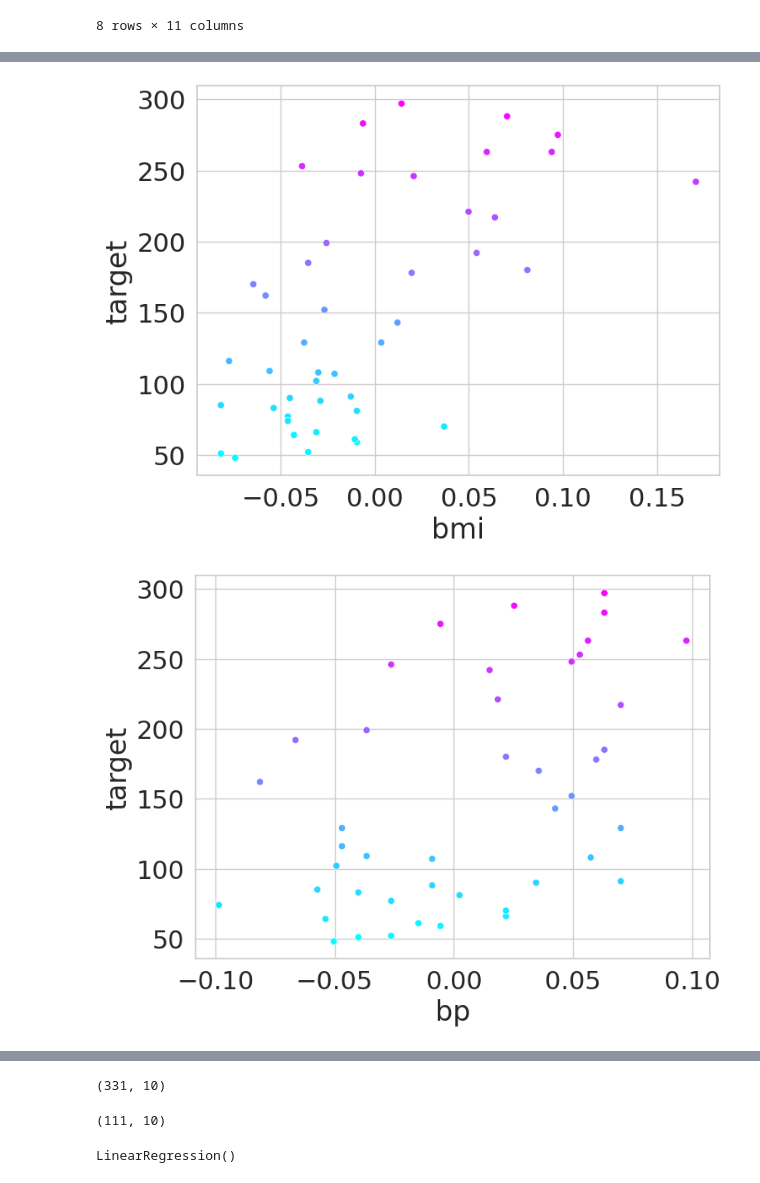
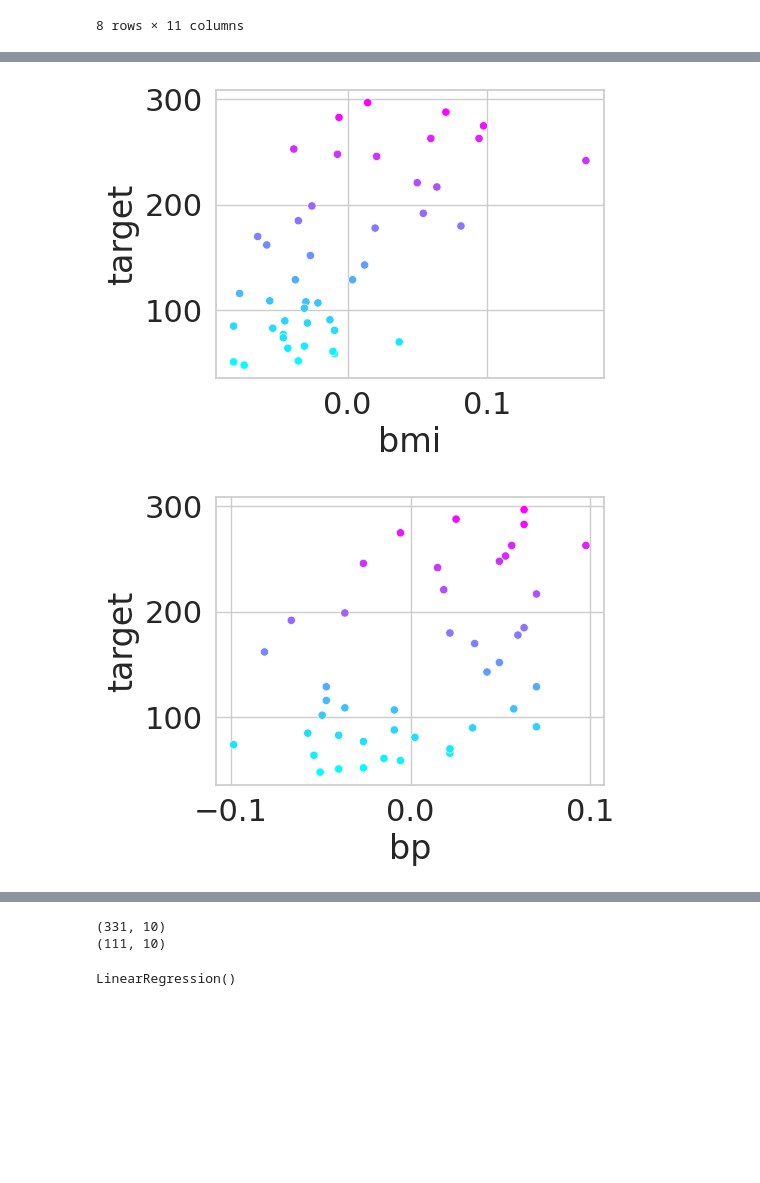
Before and after one commit to Voztok94/Diabetes-Dataset, a Jupyter notebook: Diabetes_Dataset.ipynb, the cells around one changed output, grey strips where cells are left out. Drawn from its saved outputs; the diff is of its cells as text; code cells hidden in the pictures; blank space fills up the shorter version.

```diff
--- a/Diabetes_Dataset.ipynb
+++ b/Diabetes_Dataset.ipynb
@@ -60,0 +50,3 @@ diabetes_df.head()
+# %%
+diabetes_df = pd.DataFrame(diabetes.data, columns=diabetes.feature_names)
+diabetes_df['target'] = diabetes.target
@@ -84,5 +83,5 @@ sns.set_style('whitegrid')
 # %%
 for feature in diabetes.feature_names:
-    plt.figure(figsize=(8, 6)) # Size of scatterplot, to fit on screen
+    plt.figure(figsize=(5, 3.75))  # Adjusted size, smaller than the original (8, 6)
     sns.scatterplot(data=sample_df, x=feature, y='target', hue='target', palette='cool', legend=False)
 # %% [output]
@@ -91,2 +90,2 @@ for feature in diabetes.feature_names:
-[figure, old version]
+[figure, new version]
-[figure, old version]
+[figure, new version]
@@ -99,14 +98,10 @@ for feature in diabetes.feature_names:
 # %%
-from sklearn.model_selection import train_test_split
-
-X_train, X_test, y_train, y_test = train_test_split(
+#  Split the dataset
+x_train, x_test, y_train, y_test = train_test_split(
     diabetes.data, diabetes.target, random_state=11)
-
-X_train.shape
+print(x_train.shape)
+print(x_test.shape)
 # %% [output]
 (331, 10)
+(111, 10)
-# %%
-X_test.shape
-# %% [output]
-(111, 10)
 # %%
```
Also changed, not shown: parts of 35 cells of this notebook.
